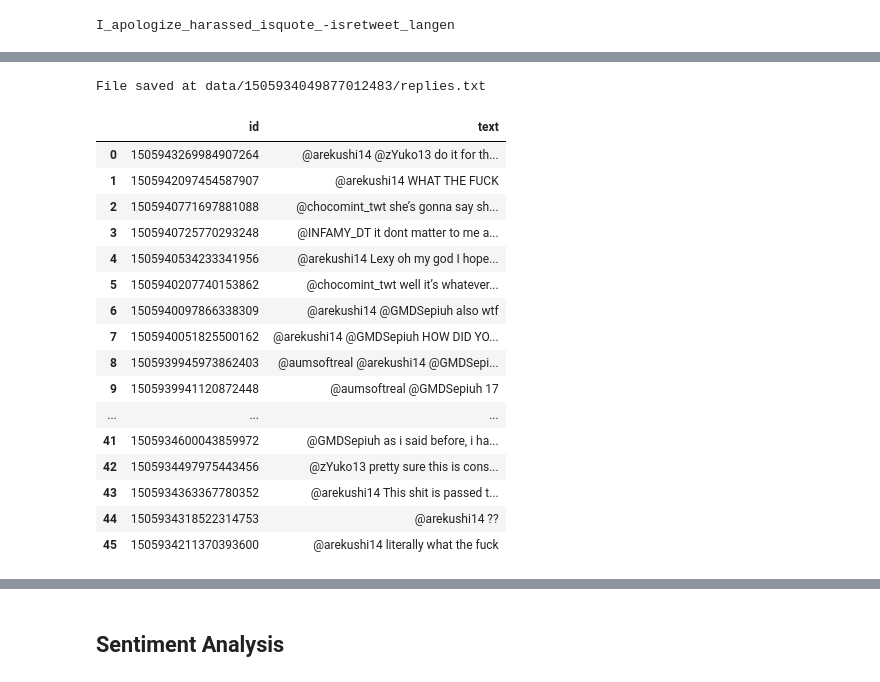
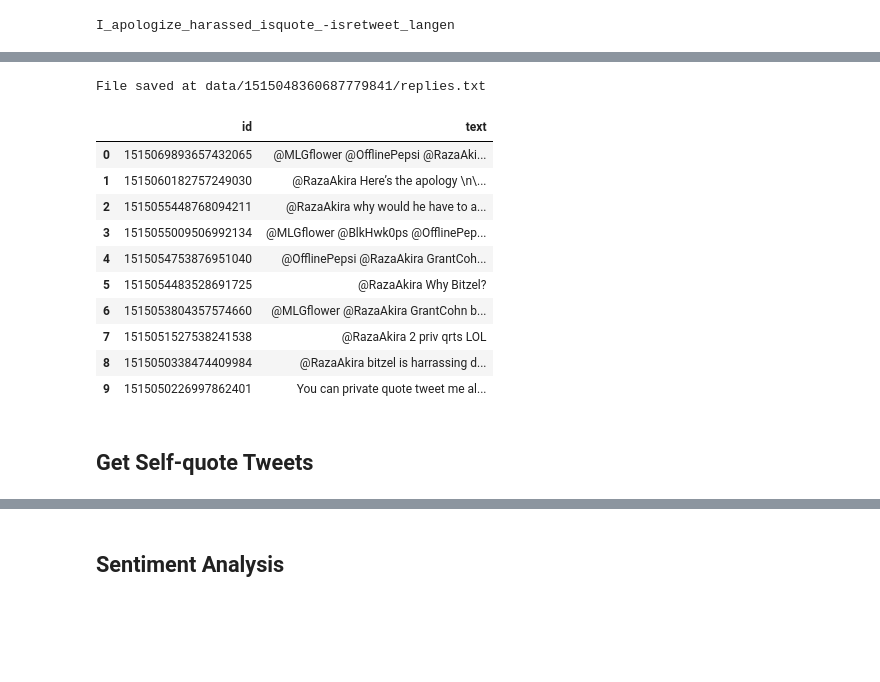
Before and after one commit to sepehrilami/OnlineHarassmentTwitter, a Jupyter notebook: main.ipynb, the cells around one changed output, grey strips where cells are left out. Cells and saved outputs as stored; diff of their text form; code cells hidden in the pictures; blank space fills up the shorter version.

```diff
--- a/main.ipynb
+++ b/main.ipynb
@@ -12,4 +15,4 @@ from textblob import TextBlob
 
 from TwitterApi.tweet_api import TweetCrawlerAcademic
 # %%
-pd.set_option('display.float_format',  '{:,.0f}'.format)
+pd.option_context('display.float_format',  float)
@@ -16,4 +21,4 @@ pd.set_option('display.float_format',  '{:,.0f}'.format)
 # %%
 # constant variables
-START_TIME = "2021-01-01T00:00:00Z"
+START_TIME = "2019-01-01T00:00:00Z"
 END_TIME = "2022-07-01T00:00:00Z"
@@ -69,8 +73,5 @@ pd.read_csv(f'{store_path}/page1/tweets.csv')
 # %%
 def get_all_replies(client, path, conversation_id):
-    directory = f'{path}/{conversation_id}'
-    if not os.path.exists(directory):
-        mkdir(directory)
     conv_query = f'conversation_id:{conversation_id} -is:retweet'
 
     out = pd.DataFrame()
@@ -84,30 +85,35 @@ def get_all_replies(client, path, conversation_id):
             continue
         out = out.append(pd.DataFrame(client.__get_respond_dfs__(respond)['tweets']), ignore_index=True)
         sleep(1)
-    out.to_excel(f'{directory}/replies.xlsx', index=False)
-    print(f'File saved at {directory}/replies.txt')
+    if not out.empty:
+        if len(out.index) > 0:
+            directory = f'{path}/{conversation_id}'
+            if not os.path.exists(directory):
+                mkdir(directory)
+            out.to_excel(f'{directory}/replies.xlsx', index=False)
+            print(f'File saved at {directory}/replies.txt')
+        else:
+            print(f'{out} size is < 5')
+    else:
+        print(f'len(out.index) is {len(out.index)}')
     return out
 # %%
-get_all_replies(client, 'data', 1505934049877012483)
+get_all_replies(client, 'data', 1515048360687779841)
 # %% [output]
-File saved at data/1505934049877012483/replies.txt
+File saved at data/1515048360687779841/replies.txt
 |  | id | text |
-| 0 | 1505943269984907264 | @arekushi14 @zYuko13 do it for th... |
-| 1 | 1505942097454587907 | @arekushi14 WHAT THE FUCK |
-| 2 | 1505940771697881088 | @chocomint_twt she’s gonna say sh... |
-| 3 | 1505940725770293248 | @INFAMY_DT it dont matter to me a... |
-| 4 | 1505940534233341956 | @arekushi14 Lexy oh my god I hope... |
-| 5 | 1505940207740153862 | @chocomint_twt well it’s whatever... |
-| 6 | 1505940097866338309 | @arekushi14 @GMDSepiuh also wtf |
-| 7 | 1505940051825500162 | @arekushi14 @GMDSepiuh HOW DID YO... |
-| 8 | 1505939945973862403 | @aumsoftreal @arekushi14 @GMDSepi... |
-| 9 | 1505939941120872448 | @aumsoftreal @GMDSepiuh 17 |
-| ... | ... | ... |
-| 41 | 1505934600043859972 | @GMDSepiuh as i said before, i ha... |
-| 42 | 1505934497975443456 | @zYuko13 pretty sure this is cons... |
-| 43 | 1505934363367780352 | @arekushi14 This shit is passed t... |
-| 44 | 1505934318522314753 | @arekushi14 ?? |
-| 45 | 1505934211370393600 | @arekushi14 literally what the fuck |
+| 0 | 1515069893657432065 | @MLGflower @OfflinePepsi @RazaAki... |
+| 1 | 1515060182757249030 | @RazaAkira Here’s the apology \n\... |
+| 2 | 1515055448768094211 | @RazaAkira why would he have to a... |
+| 3 | 1515055009506992134 | @MLGflower @BlkHwk0ps @OfflinePep... |
+| 4 | 1515054753876951040 | @OfflinePepsi @RazaAkira GrantCoh... |
+| 5 | 1515054483528691725 | @RazaAkira Why Bitzel? |
+| 6 | 1515053804357574660 | @MLGflower @RazaAkira GrantCohn b... |
+| 7 | 1515051527538241538 | @RazaAkira 2 priv qrts LOL |
+| 8 | 1515050338474409984 | @RazaAkira bitzel is harrassing d... |
+| 9 | 1515050226997862401 | You can private quote tweet me al... |
+# %% [markdown]
+## Get Self-quote Tweets
 # %%
 # def get_sq_tweets_of_page(store_path, page):
 
```
Also changed, not shown: parts of 22 cells of this notebook.
